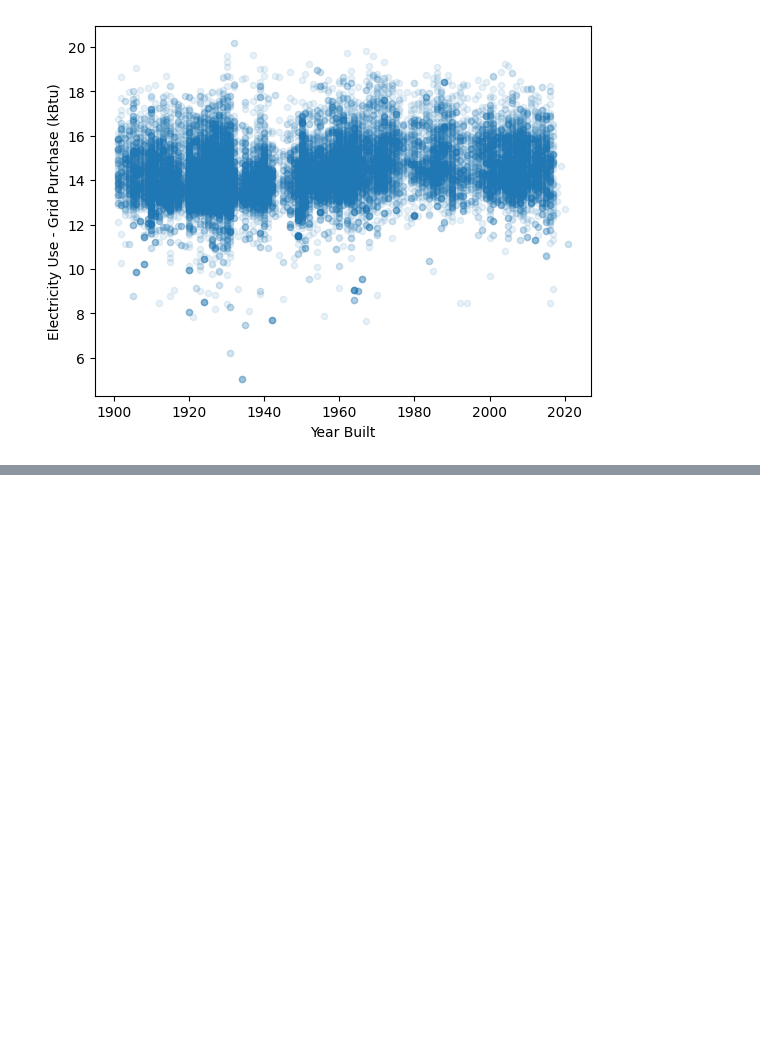
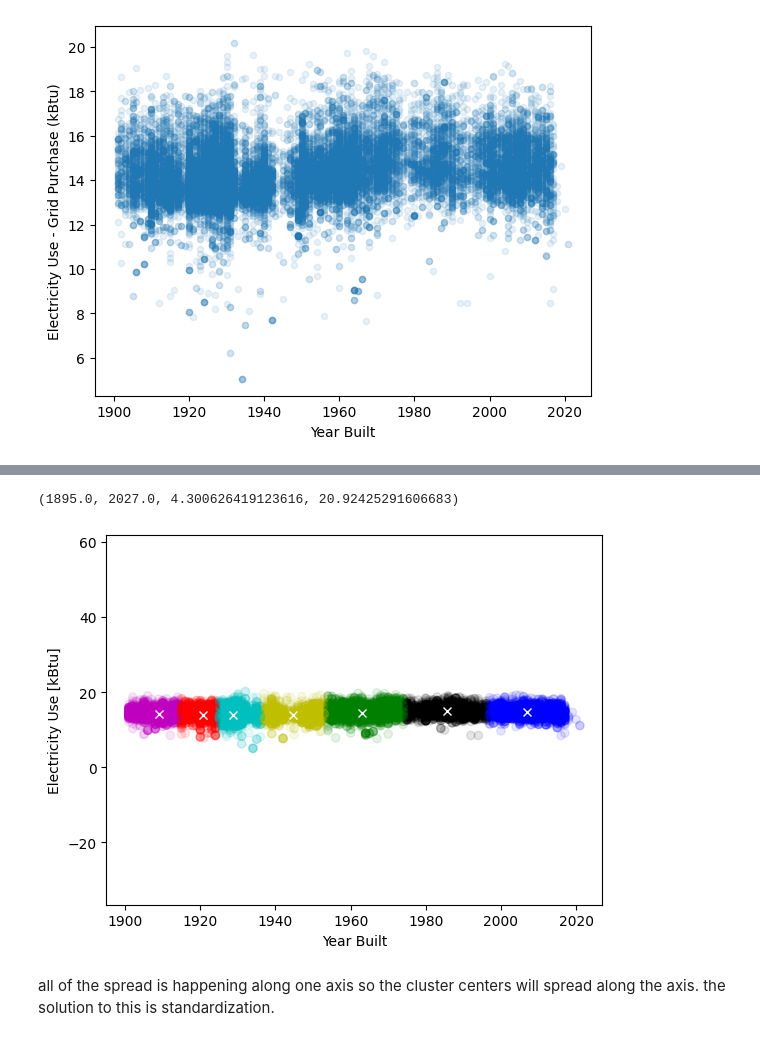
Before and after one commit to GraceJulius/FDSFE_GJulius, a Jupyter notebook: Class Demo/clustering_building_km_demo.ipynb, the cells around one changed output, grey strips where cells are left out. Cells and saved outputs as stored; diff of their text form; code cells hidden in the pictures; blank space fills up the shorter version.

```diff
--- a/Class Demo/clustering_building_km_demo.ipynb
+++ b/Class Demo/clustering_building_km_demo.ipynb
@@ -146,0 +188,17 @@ features.plot(year_col, elec_col, kind = "scatter",alpha=0.1)
+# %%
+colors = np.array(["r", "g", "b","y", "k","c","m"])
+plt.scatter(features[year_col], features[elec_col], color = colors[km.labels_], alpha= 0.1)
+for i in range(km.n_clusters):
+  x= km.cluster_centers_[i,0]
+  y = km.cluster_centers_[i,1]
+  plt.plot(x,y,"wx")
+
+plt.xlabel("Year Built")
+plt.ylabel("Electricity Use [kBtu]")
+
+plt.axis("equal")
+# %% [output]
+(1895.0, 2027.0, 4.300626419123616, 20.92425291606683)
+[figure, added]
+# %% [markdown]
+all of the spread is happening along one axis so the cluster centers will spread along the axis. the solution to this is standardization.
```
Also changed, not shown: parts of 17 cells of this notebook.
